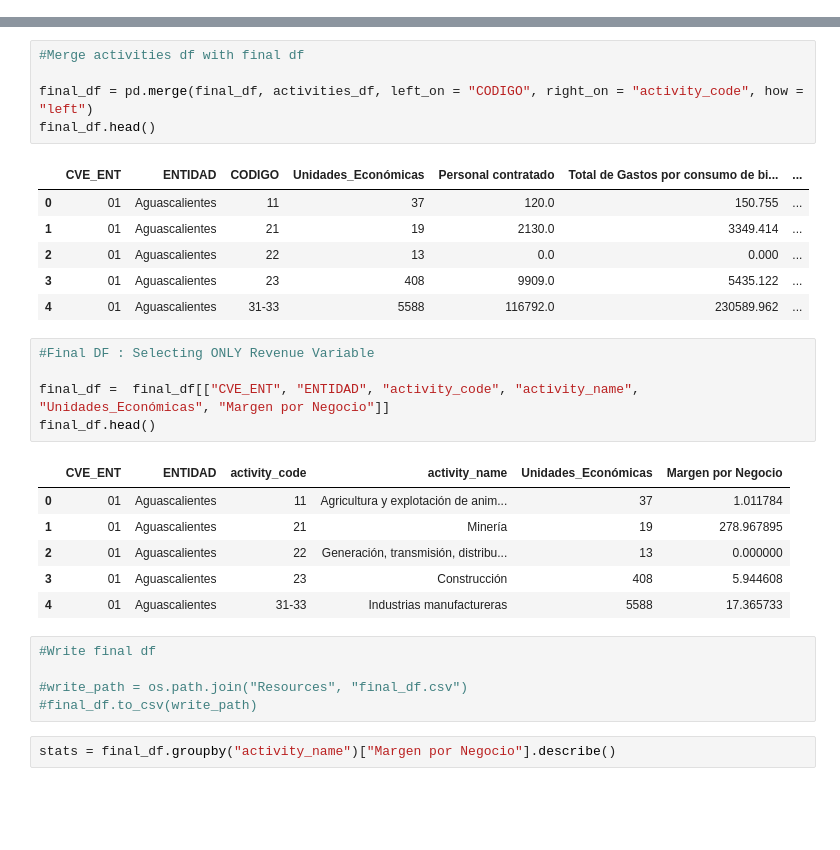
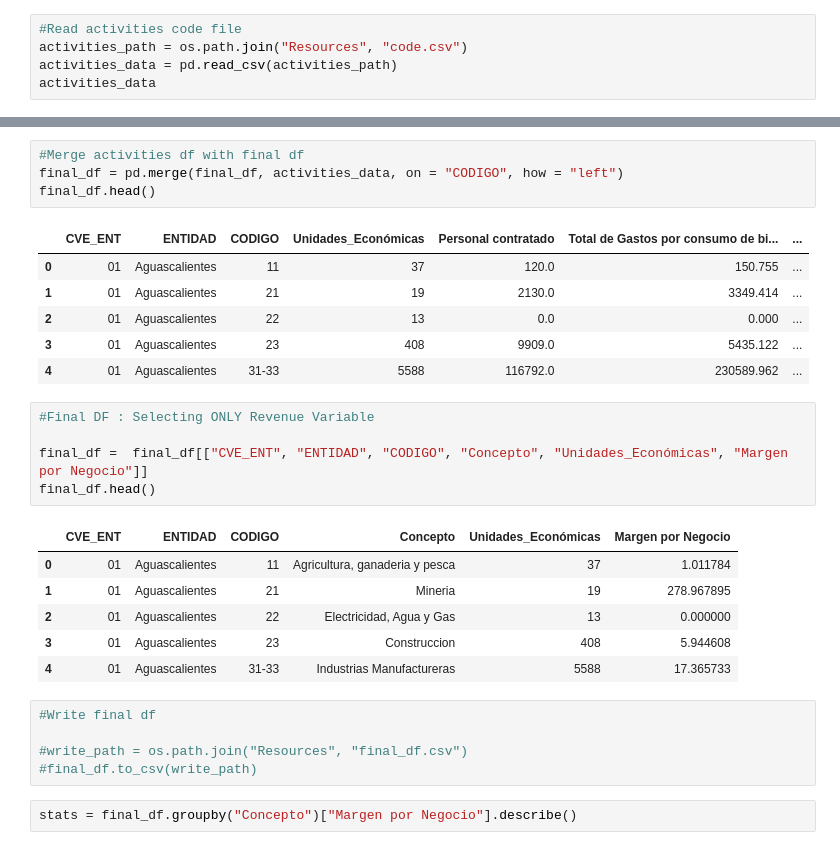
Before and after one commit to damontufar/project1, a Jupyter notebook: data_cleanup/inegi_data_2019.ipynb, the cells around one changed output, grey strips where cells are left out. Cells and saved outputs as stored; diff of their text form; blank space fills up the shorter version.

```diff
--- a/data_cleanup/inegi_data_2019.ipynb
+++ b/data_cleanup/inegi_data_2019.ipynb
@@ -317,0 +290,5 @@ activities_df = pd.DataFrame({
+# %%
+#Read activities code file
+activities_path = os.path.join("Resources", "code.csv")
+activities_data = pd.read_csv(activities_path)
+activities_data
@@ -318,7 +313,6 @@ activities_df = pd.DataFrame({
 # %%
 #Merge activities df with final df
-
-final_df = pd.merge(final_df, activities_df, left_on = "CODIGO", right_on = "activity_code", how = "left")
+final_df = pd.merge(final_df, activities_data, on = "CODIGO", how = "left")
 final_df.head()
 # %% [output]
 |  | CVE_ENT | ENTIDAD | CODIGO | Unidades_Económicas | Personal contratado | Total de Gastos por consumo de bi... | ... |
@@ -330,22 +324,22 @@ final_df.head()
 # %%
 #Final DF : Selecting ONLY Revenue Variable
 
-final_df =  final_df[["CVE_ENT", "ENTIDAD", "activity_code", "activity_name", "Unidades_Económicas", "Margen por Negocio"]]
+final_df =  final_df[["CVE_ENT", "ENTIDAD", "CODIGO", "Concepto", "Unidades_Económicas", "Margen por Negocio"]]
 final_df.head()
 # %% [output]
-|  | CVE_ENT | ENTIDAD | activity_code | activity_name | Unidades_Económicas | Margen por Negocio |
-| 0 | 01 | Aguascalientes | 11 | Agricultura y explotación de anim... | 37 | 1.011784 |
-| 1 | 01 | Aguascalientes | 21 | Minería | 19 | 278.967895 |
-| 2 | 01 | Aguascalientes | 22 | Generación, transmisión, distribu... | 13 | 0.000000 |
-| 3 | 01 | Aguascalientes | 23 | Construcción | 408 | 5.944608 |
-| 4 | 01 | Aguascalientes | 31-33 | Industrias manufactureras | 5588 | 17.365733 |
+|  | CVE_ENT | ENTIDAD | CODIGO | Concepto | Unidades_Económicas | Margen por Negocio |
+| 0 | 01 | Aguascalientes | 11 | Agricultura, ganaderia y pesca | 37 | 1.011784 |
+| 1 | 01 | Aguascalientes | 21 | Mineria | 19 | 278.967895 |
+| 2 | 01 | Aguascalientes | 22 | Electricidad, Agua y Gas | 13 | 0.000000 |
+| 3 | 01 | Aguascalientes | 23 | Construccion | 408 | 5.944608 |
+| 4 | 01 | Aguascalientes | 31-33 | Industrias Manufactureras | 5588 | 17.365733 |
 # %%
 #Write final df
 
 #write_path = os.path.join("Resources", "final_df.csv")
 #final_df.to_csv(write_path)
 # %%
-stats = final_df.groupby("activity_name")["Margen por Negocio"].describe()
+stats = final_df.groupby("Concepto")["Margen por Negocio"].describe()
 # %%
 #Metrics for helping defining outliers
 stats["iqr"] = stats["75%"] - stats["25%"]
```
Also changed, not shown: parts of 11 cells of this notebook, 4 other files.
